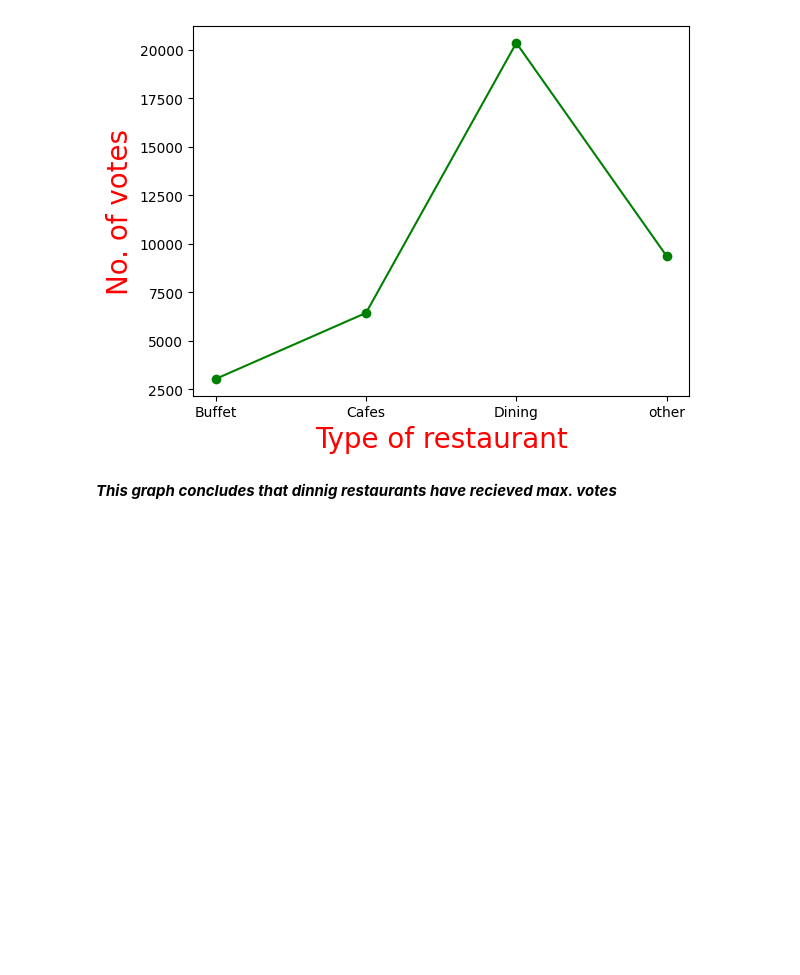
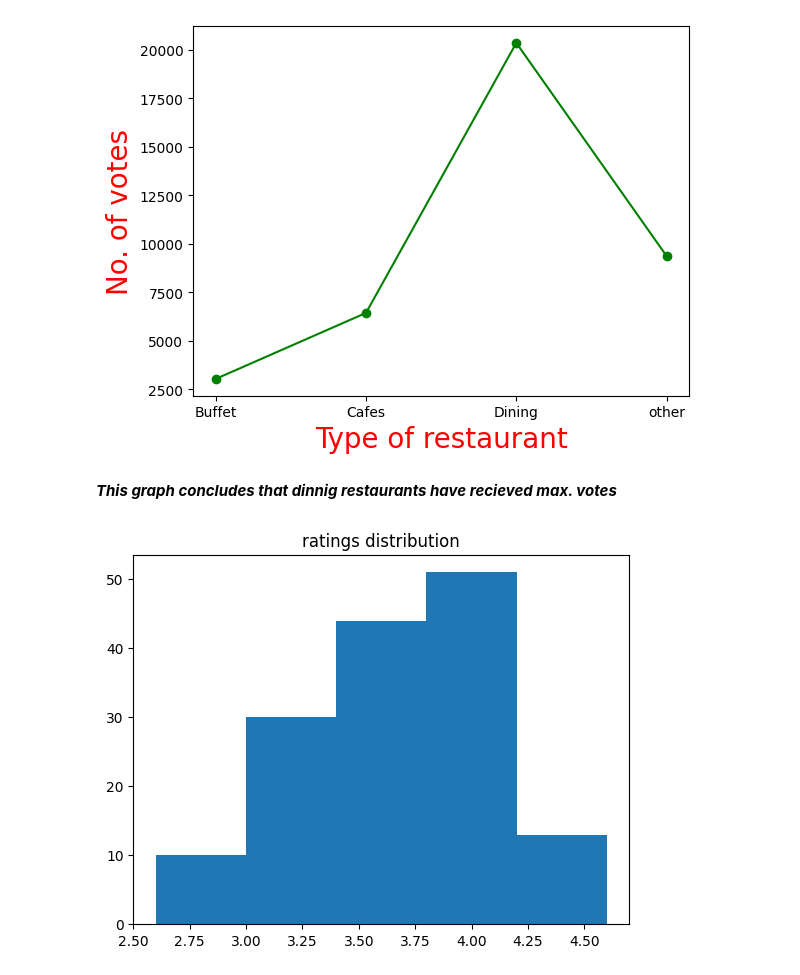
Before and after one commit to prakharsingh-74/zomato-data-analysis-project, a Jupyter notebook: zomato-data-analysis.ipynb, the cells around one changed output. Drawn from its saved outputs; the diff is of its cells as text; code cells hidden in the pictures; blank space fills up the shorter version.

Commit message:
rating recieved

```diff
--- a/zomato-data-analysis.ipynb
+++ b/zomato-data-analysis.ipynb
@@ -112,3 +112,9 @@ Text(0, 0.5, 'No. of votes')
 [figure]
 # %% [markdown]
 ***This graph concludes that dinnig restaurants have recieved max. votes***
+# %%
+plt.hist(df['rate'],bins=5)
+plt.title("ratings distribution")
+plt.show()
+# %% [output]
+[figure, added]
```
